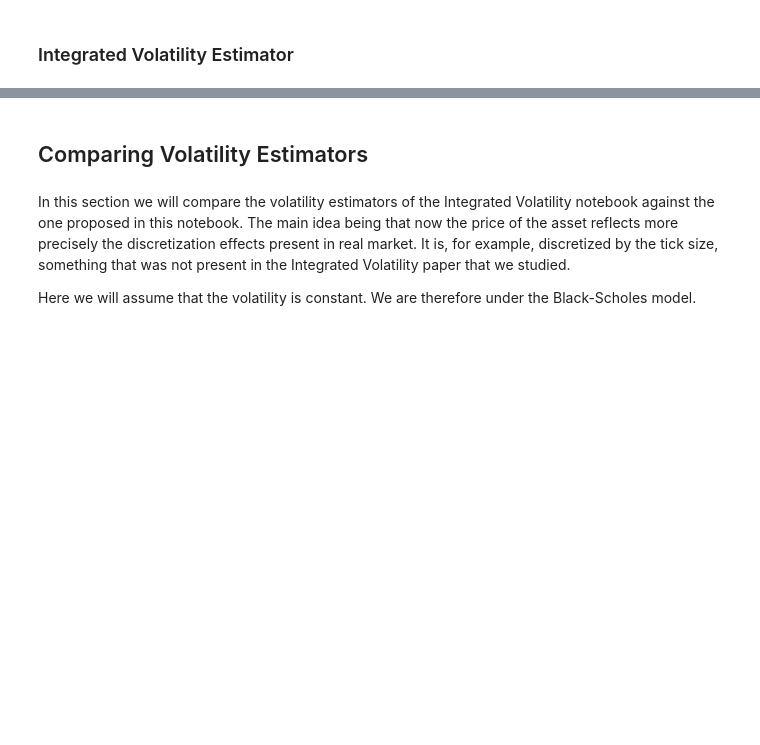
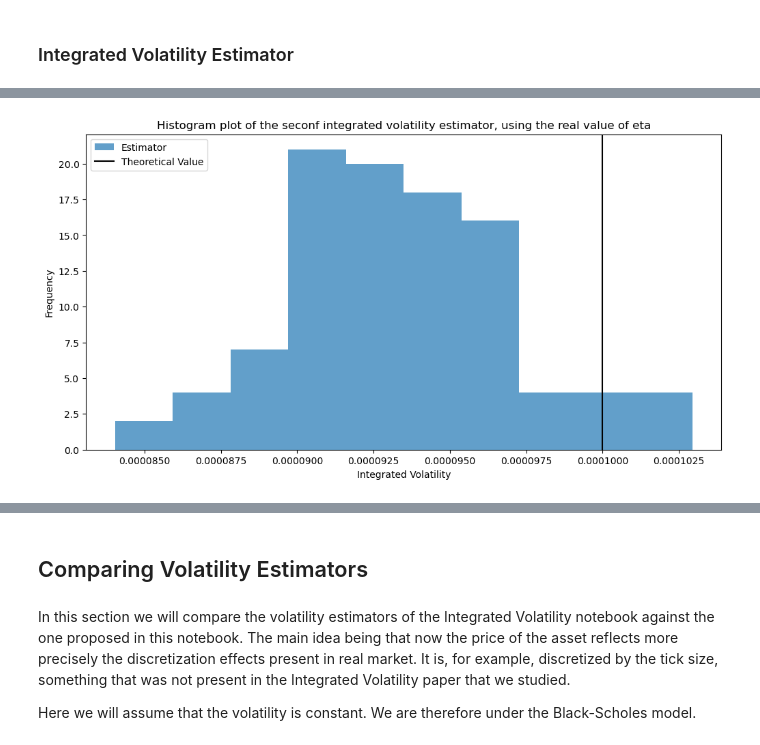
Before and after one commit to nicolassinott/HFT, a Jupyter notebook: notebooks/Uncertainty_zones/model.ipynb, the cells around one changed output, grey strips where cells are left out. Cells and saved outputs as stored; diff of their text form; code cells hidden in the pictures; blank space fills up the shorter version.

```diff
--- a/notebooks/Uncertainty_zones/model.ipynb
+++ b/notebooks/Uncertainty_zones/model.ipynb
@@ -271,0 +275,13 @@ for i in range(M):
+# %%
+theoretical_integral = sigma_bs[0]**2
+
+plt.figure(figsize = (12,6))
+plt.hist(integrated_volatility_mc, alpha = 0.7, label = 'Estimator')
+plt.title('Histogram plot of the seconf integrated volatility estimator, using the real value of eta')
+plt.ylabel('Frequency')
+plt.xlabel('Integrated Volatility')
+plt.axvline(theoretical_integral, color = 'black', label = 'Theoretical Value')
+plt.legend()
+plt.show()
+# %% [output]
+[figure, added]
```
Also changed, not shown: parts of 24 cells of this notebook.
